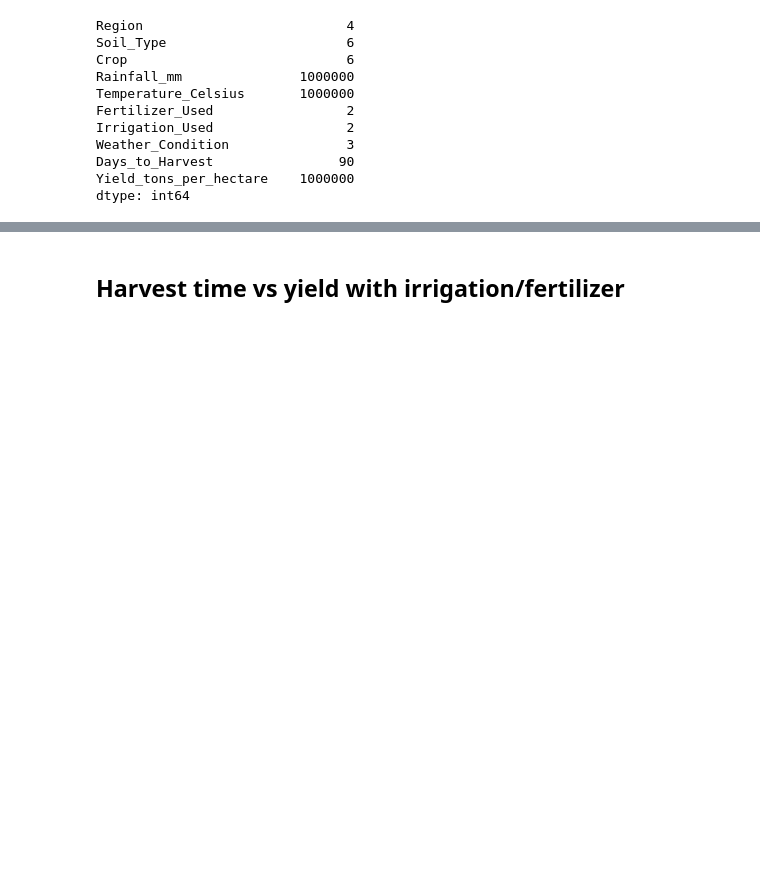
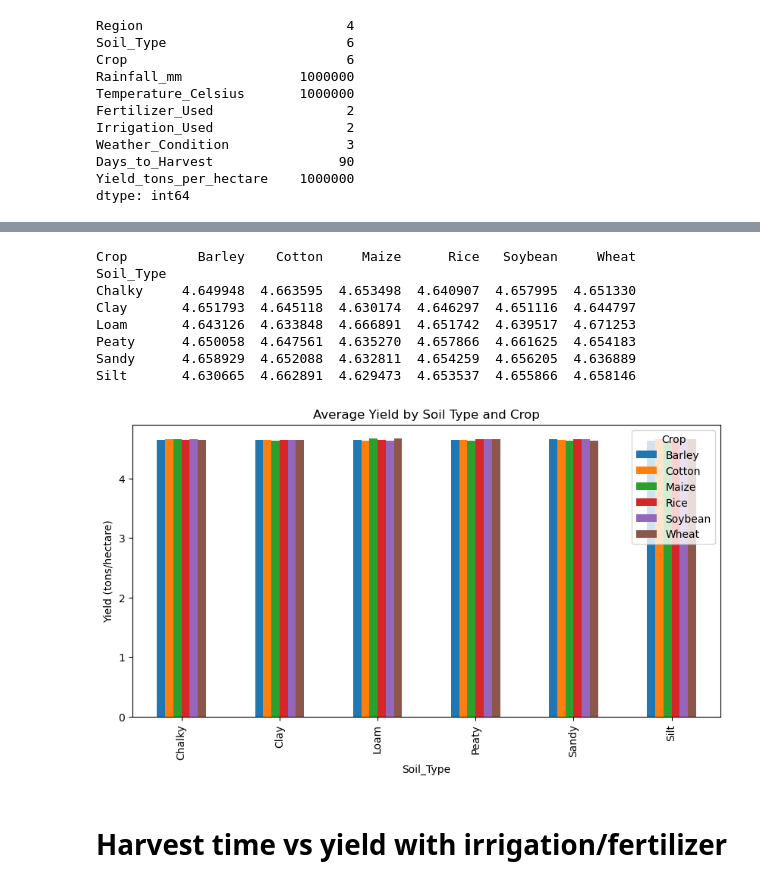
Before and after one commit to SI201-UMich/fall25-project1-Isaiahchonchoramirez, a Jupyter notebook: Project_01.ipynb, the cells around one changed output, grey strips where cells are left out. Drawn from its saved outputs; the diff is of its cells as text; code cells hidden in the pictures; blank space fills up the shorter version.

```diff
--- a/Project_01.ipynb
+++ b/Project_01.ipynb
@@ -71,8 +117,25 @@ dtype: int64
 # %%
 # Columns: Yield_tons_per_hectare, Soil_Type, Crop.
 # How does soil type influence the yield for different crops?
+soil_crop_yield = df.groupby(['Soil_Type', 'Crop'])['Yield_tons_per_hectare'].mean().unstack()
+print(soil_crop_yield)
+
+soil_crop_yield.plot(kind='bar', figsize=(10,5))
+plt.title('Average Yield by Soil Type and Crop')
+plt.ylabel('Yield (tons/hectare)')
+plt.show()
+# %% [output]
+Crop         Barley    Cotton     Maize      Rice   Soybean     Wheat
+Soil_Type
+Chalky     4.649948  4.663595  4.653498  4.640907  4.657995  4.651330
+Clay       4.651793  4.645118  4.630174  4.646297  4.651116  4.644797
+Loam       4.643126  4.633848  4.666891  4.651742  4.639517  4.671253
+Peaty      4.650058  4.647561  4.635270  4.657866  4.661625  4.654183
+Sandy      4.658929  4.652088  4.632811  4.654259  4.656205  4.636889
+Silt       4.630665  4.662891  4.629473  4.653537  4.655866  4.658146
+[figure, added]
 # %% [markdown]
-## Harvest time vs yield with irrigation/fertilizer
+# Harvest time vs yield with irrigation/fertilizer
 # %%
 # Columns: Days_to_Harvest, Yield_tons_per_hectare, Irrigation_Used, Fertilizer_Used
 # Do irrigation and fertilizer reduce time-to-harvest or increase yield?
```
Also changed, not shown: parts of 12 cells of this notebook.
